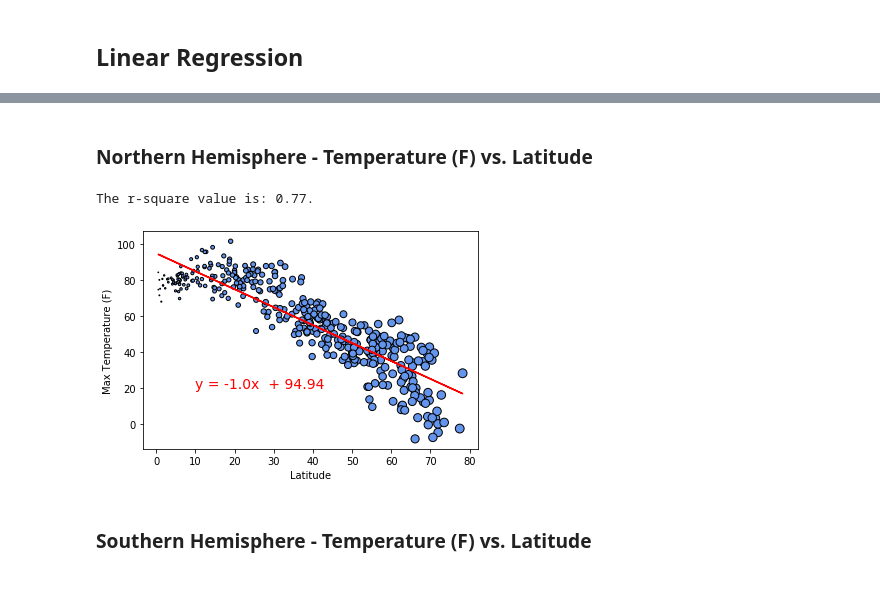
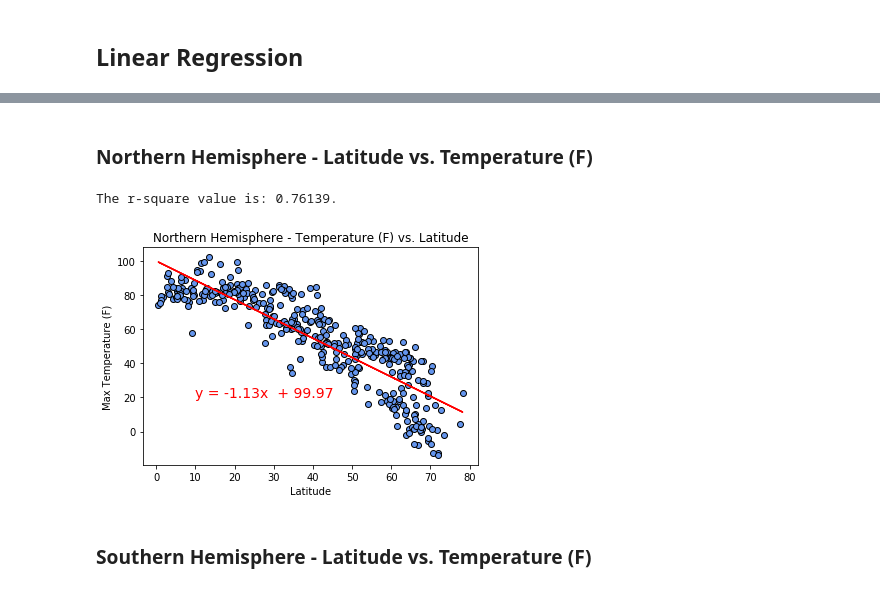
Before and after one commit to golson002/06-Python-API-Challenge, a Jupyter notebook: WeatherPy/WeatherPy_Submission.ipynb, the cells around one changed output, grey strips where cells are left out. Cells and saved outputs as stored; diff of their text form; code cells hidden in the pictures.

```diff
--- a/WeatherPy/WeatherPy_Submission.ipynb
+++ b/WeatherPy/WeatherPy_Submission.ipynb
@@ -186,10 +172,8 @@ Of the cities collected, the max humidity is: 100.0.
 weather_df.to_csv(output_data_file, index = False, header = True)
 # %%
 # Convert Date column from Unix format to a readable date format
-weather_df['Date'] = pd.to_datetime(weather_df['Date'], unit = 's')
-# weather_df['Date_only'] = weather_df['Date'].dt.date
-weather_df['Date_only'] = weather_df['Date_only'].dt.strftime('%d.%m.%Y')
-weather_df.head(50)
+weather_df['Date'] = pd.to_datetime(weather_df['Date'], unit = 's').dt.date
+weather_df.head()
 # %% [output]
 A value is trying to be set on a copy of a slice from a DataFrame.
 Try using .loc[row_indexer,col_indexer] = value instead
@@ -291,25 +321,28 @@ southern_hemp = weather_df.loc[weather_df['Lat'] < 0, :]
 # %%
 # Define a function for the line regressions to perform on the northern_hemp and southern_hemp dataframes
-def linear_regression(x_axis_lreg, y_axis_lreg, x_label, y_label, line_eq_x, line_eq_y):
+def linear_regression(x_axis_lreg, y_axis_lreg, x_label, y_label, chart_title, line_eq_x, line_eq_y):
 
     (slope, intercept, rvalue, pvalue, stderr) = linregress(x_axis_lreg, y_axis_lreg)
     regress_values = x_axis_lreg * slope + intercept
     line_eq = (f'y = {(round(slope,2))}x  + {(round(intercept,2))}')
 
-    plt.scatter(x_axis_lreg, y_axis_lreg, marker = 'o', facecolor = 'cornflowerblue', edgecolor = 'black', s = x_axis_lreg)
+    plt.scatter(x_axis_lreg, y_axis_lreg, marker = 'o', facecolor = 'cornflowerblue', edgecolor = 'black')
     plt.xlabel(x_label)
     plt.ylabel(y_label)
+    plt.title(chart_title)
     plt.plot(x_axis_lreg, regress_values, 'r')
     plt.annotate(line_eq, (line_eq_x, line_eq_y), fontsize = 12, color = 'red', size = 14)
     plt.show
 
-    print(f'The r-square value is: {round(rvalue**2,2)}.')
+    print(f'The r-square value is: {round(rvalue**2,5)}.')
 # %% [markdown]
-### Northern Hemisphere - Temperature (F) vs. Latitude
+### Northern Hemisphere - Latitude vs. Temperature (F)
 # %%
-linear_regression(northern_hemp['Lat'], northern_hemp['Max Temp'], 'Latitude', 'Max Temperature (F)', 10, 20)
+# Using the linear_regression function defined above, plot the linear regression between NH Temperature and Latitude
+linear_regression(northern_hemp['Lat'], northern_hemp['Max Temp'], 'Latitude', 'Max Temperature (F)',
+                  'Northern Hemisphere - Temperature (F) vs. Latitude', 10, 20)
 # %% [output]
-The r-square value is: 0.77.
+The r-square value is: 0.76139.
-[figure, old version]
+[figure, new version]
 # %% [markdown]
-### Southern Hemisphere - Temperature (F) vs. Latitude
+### Southern Hemisphere -  Latitude vs. Temperature (F)
```
Also changed, not shown: parts of 45 cells of this notebook, 5 other files.
